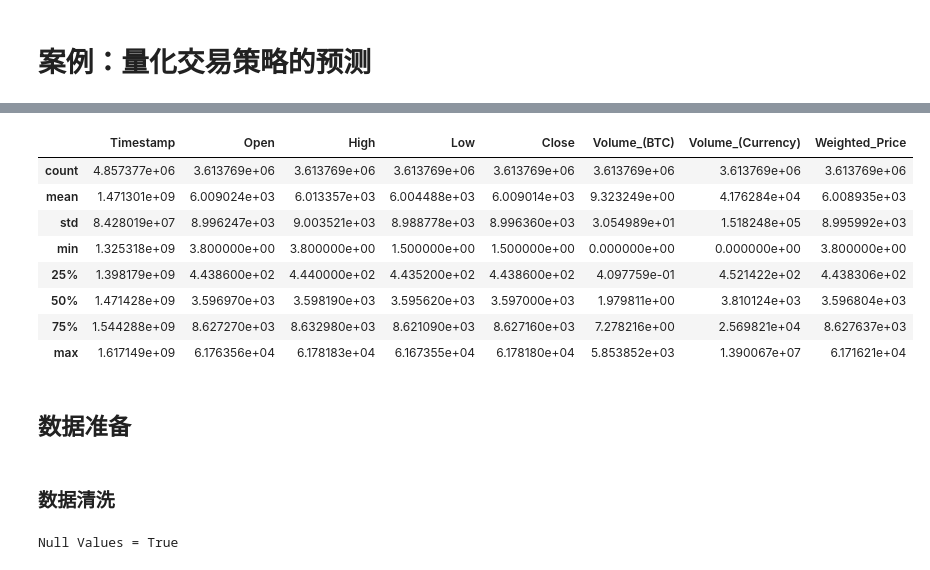
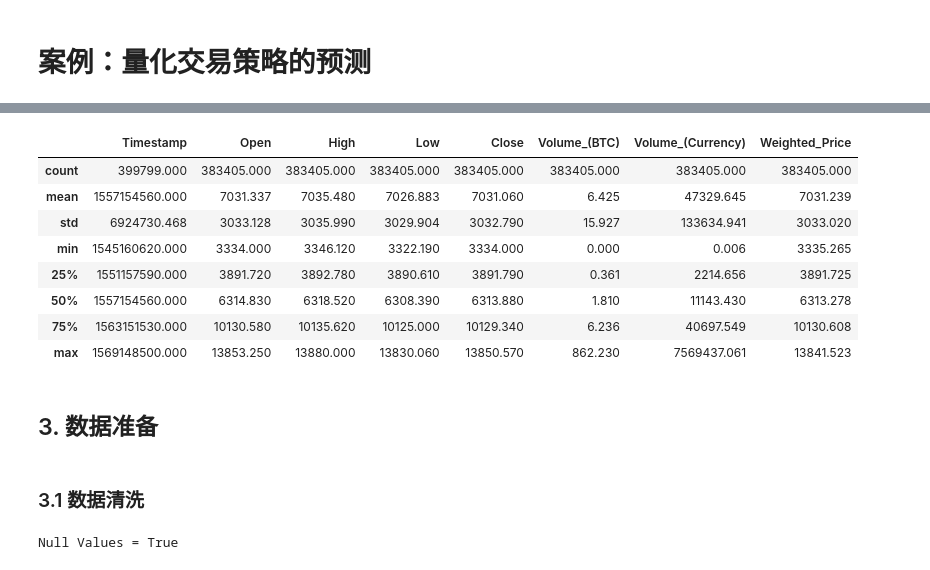
Before and after one commit to xianghancao/big-data-finance-tutorial, a Jupyter notebook: docs/9_分类模型/案例—量化交易策略.ipynb, the cells around one changed output, grey strips where cells are left out. Saved outputs shown, nothing was run; the diff lists cells and outputs as text; code cells hidden in the pictures.

```diff
--- a/docs/9_分类模型/案例—量化交易策略.ipynb
+++ b/docs/9_分类模型/案例—量化交易策略.ipynb
@@ -17,4 +18,4 @@
 # %%
 import pandas as pd
-dataset = pd.read_csv('datasets/BitstampData_sample.csv')
+dataset = pd.read_csv('datasets/BitstampData_sample.csv',index_col=0)
 # %% [markdown]
@@ -22,4 +22,0 @@ dataset = pd.read_csv('datasets/BitstampData_sample.csv')
-# %%
-# peek at data
-set_option('display.width', 100)
-dataset.tail(5)
@@ -33,21 +23,21 @@ dataset.tail(5)
 # %%
 # describe data
-#set_option('precision', 3)
+pd.set_option('float_format', '{:.3f}'.format)
 dataset.describe()
 # %% [output]
 |  | Timestamp | Open | High | Low | Close | Volume_(BTC) | Volume_(Currency) | Weighted_Price |
-| count | 4.857377e+06 | 3.613769e+06 | 3.613769e+06 | 3.613769e+06 | 3.613769e+06 | 3.613769e+06 | 3.613769e+06 | 3.613769e+06 |
-| mean | 1.471301e+09 | 6.009024e+03 | 6.013357e+03 | 6.004488e+03 | 6.009014e+03 | 9.323249e+00 | 4.176284e+04 | 6.008935e+03 |
-| std | 8.428019e+07 | 8.996247e+03 | 9.003521e+03 | 8.988778e+03 | 8.996360e+03 | 3.054989e+01 | 1.518248e+05 | 8.995992e+03 |
-| min | 1.325318e+09 | 3.800000e+00 | 3.800000e+00 | 1.500000e+00 | 1.500000e+00 | 0.000000e+00 | 0.000000e+00 | 3.800000e+00 |
-| 25% | 1.398179e+09 | 4.438600e+02 | 4.440000e+02 | 4.435200e+02 | 4.438600e+02 | 4.097759e-01 | 4.521422e+02 | 4.438306e+02 |
-| 50% | 1.471428e+09 | 3.596970e+03 | 3.598190e+03 | 3.595620e+03 | 3.597000e+03 | 1.979811e+00 | 3.810124e+03 | 3.596804e+03 |
-| 75% | 1.544288e+09 | 8.627270e+03 | 8.632980e+03 | 8.621090e+03 | 8.627160e+03 | 7.278216e+00 | 2.569821e+04 | 8.627637e+03 |
-| max | 1.617149e+09 | 6.176356e+04 | 6.178183e+04 | 6.167355e+04 | 6.178180e+04 | 5.853852e+03 | 1.390067e+07 | 6.171621e+04 |
+| count | 399799.000 | 383405.000 | 383405.000 | 383405.000 | 383405.000 | 383405.000 | 383405.000 | 383405.000 |
+| mean | 1557154560.000 | 7031.337 | 7035.480 | 7026.883 | 7031.060 | 6.425 | 47329.645 | 7031.239 |
+| std | 6924730.468 | 3033.128 | 3035.990 | 3029.904 | 3032.790 | 15.927 | 133634.941 | 3033.020 |
+| min | 1545160620.000 | 3334.000 | 3346.120 | 3322.190 | 3334.000 | 0.000 | 0.006 | 3335.265 |
+| 25% | 1551157590.000 | 3891.720 | 3892.780 | 3890.610 | 3891.790 | 0.361 | 2214.656 | 3891.725 |
+| 50% | 1557154560.000 | 6314.830 | 6318.520 | 6308.390 | 6313.880 | 1.810 | 11143.430 | 6313.278 |
+| 75% | 1563151530.000 | 10130.580 | 10135.620 | 10125.000 | 10129.340 | 6.236 | 40697.549 | 10130.608 |
+| max | 1569148500.000 | 13853.250 | 13880.000 | 13830.060 | 13850.570 | 862.230 | 7569437.061 | 13841.523 |
 # %% [markdown]
-## 数据准备
+## 3. 数据准备
 # %% [markdown]
-### 数据清洗
+### 3.1 数据清洗
 # %%
 #Checking for any null values and removing the null values'''
 print('Null Values =',dataset.isnull().values.any())
```
Also changed, not shown: parts of 71 cells of this notebook, 17 other files.
